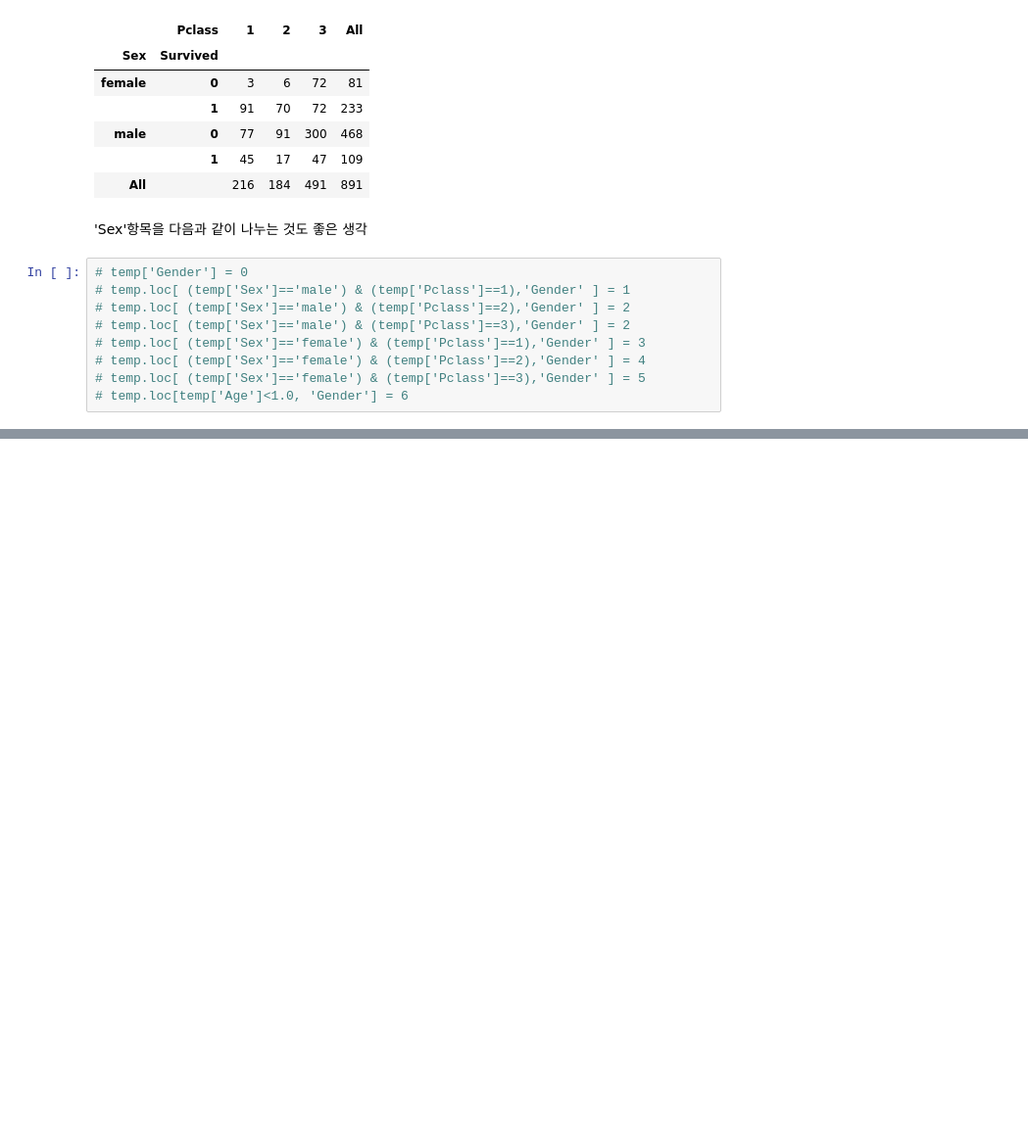
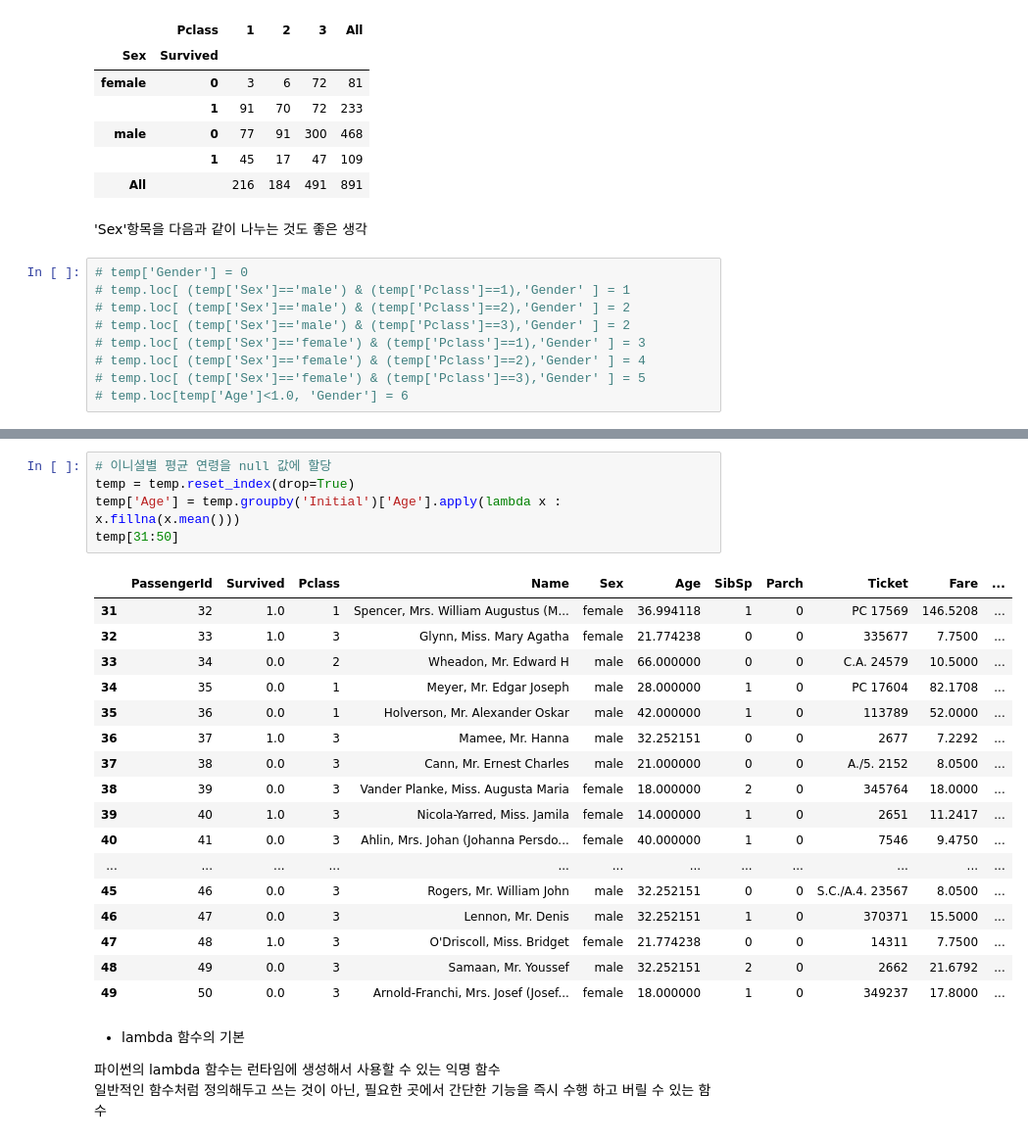
Before and after one commit to wonyoung-ji/statistics, a Jupyter notebook: kaggle/kaggle_titanic.ipynb, the cells around one changed output, grey strips where cells are left out. Shown at 98% size. Saved outputs shown, nothing was run; the diff lists cells and outputs as text; blank space fills up the shorter version.

```diff
--- a/kaggle/kaggle_titanic.ipynb
+++ b/kaggle/kaggle_titanic.ipynb
@@ -740,0 +834,28 @@ pd.crosstab([train.Sex, train.Survived], train.Pclass, margins = True).style.bac
+# %%
+# 이니셜별 평균 연령을 null 값에 할당
+temp = temp.reset_index(drop=True)
+temp['Age'] = temp.groupby('Initial')['Age'].apply(lambda x : x.fillna(x.mean()))
+temp[31:50]
+# %% [output]
+|  | PassengerId | Survived | Pclass | Name | Sex | Age | SibSp | Parch | Ticket | Fare | ... |
+| 31 | 32 | 1.0 | 1 | Spencer, Mrs. William Augustus (M... | female | 36.994118 | 1 | 0 | PC 17569 | 146.5208 | ... |
+| 32 | 33 | 1.0 | 3 | Glynn, Miss. Mary Agatha | female | 21.774238 | 0 | 0 | 335677 | 7.7500 | ... |
+| 33 | 34 | 0.0 | 2 | Wheadon, Mr. Edward H | male | 66.000000 | 0 | 0 | C.A. 24579 | 10.5000 | ... |
+| 34 | 35 | 0.0 | 1 | Meyer, Mr. Edgar Joseph | male | 28.000000 | 1 | 0 | PC 17604 | 82.1708 | ... |
+| 35 | 36 | 0.0 | 1 | Holverson, Mr. Alexander Oskar | male | 42.000000 | 1 | 0 | 113789 | 52.0000 | ... |
+| 36 | 37 | 1.0 | 3 | Mamee, Mr. Hanna | male | 32.252151 | 0 | 0 | 2677 | 7.2292 | ... |
+| 37 | 38 | 0.0 | 3 | Cann, Mr. Ernest Charles | male | 21.000000 | 0 | 0 | A./5. 2152 | 8.0500 | ... |
+| 38 | 39 | 0.0 | 3 | Vander Planke, Miss. Augusta Maria | female | 18.000000 | 2 | 0 | 345764 | 18.0000 | ... |
+| 39 | 40 | 1.0 | 3 | Nicola-Yarred, Miss. Jamila | female | 14.000000 | 1 | 0 | 2651 | 11.2417 | ... |
+| 40 | 41 | 0.0 | 3 | Ahlin, Mrs. Johan (Johanna Persdo... | female | 40.000000 | 1 | 0 | 7546 | 9.4750 | ... |
+| ... | ... | ... | ... | ... | ... | ... | ... | ... | ... | ... | ... |
+| 45 | 46 | 0.0 | 3 | Rogers, Mr. William John | male | 32.252151 | 0 | 0 | S.C./A.4. 23567 | 8.0500 | ... |
+| 46 | 47 | 0.0 | 3 | Lennon, Mr. Denis | male | 32.252151 | 1 | 0 | 370371 | 15.5000 | ... |
+| 47 | 48 | 1.0 | 3 | O'Driscoll, Miss. Bridget | female | 21.774238 | 0 | 0 | 14311 | 7.7500 | ... |
+| 48 | 49 | 0.0 | 3 | Samaan, Mr. Youssef | male | 32.252151 | 2 | 0 | 2662 | 21.6792 | ... |
+| 49 | 50 | 0.0 | 3 | Arnold-Franchi, Mrs. Josef (Josef... | female | 18.000000 | 1 | 0 | 349237 | 17.8000 | ... |
+# %% [markdown]
+- lambda 함수의 기본
+
+파이썬의 lambda 함수는 런타임에 생성해서 사용할 수 있는 익명 함수
+일반적인 함수처럼 정의해두고 쓰는 것이 아닌, 필요한 곳에서 간단한 기능을 즉시 수행 하고 버릴 수 있는 함수
```
Also changed, not shown: parts of 41 cells of this notebook.
